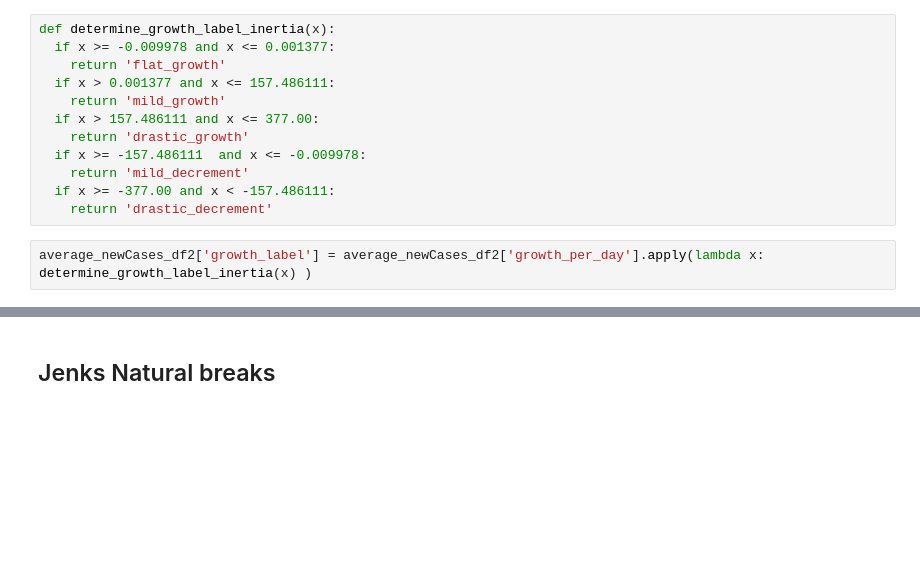
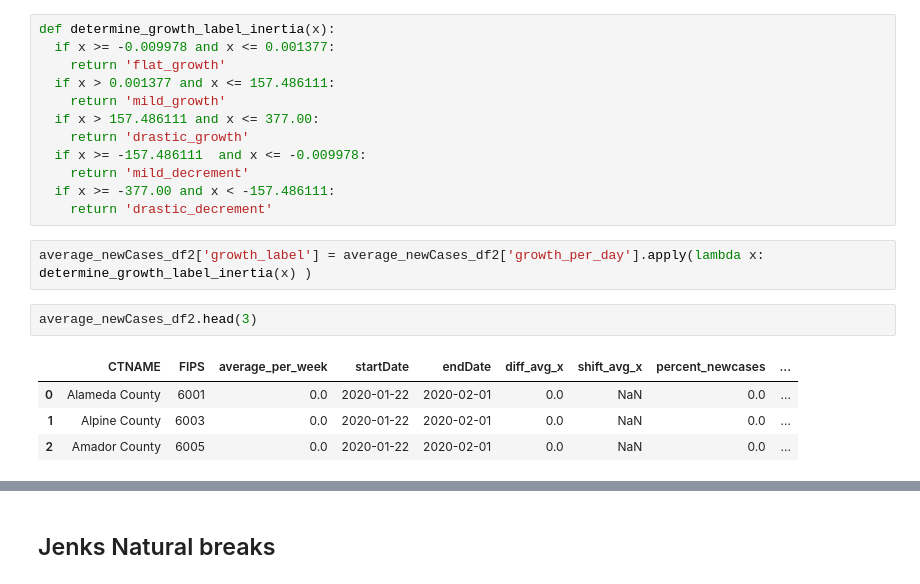
Before and after one commit to jeyasri-s2/meansquares, a Jupyter notebook: CA_LabelingData.ipynb, the cells around one changed output, grey strips where cells are left out. Drawn from its saved outputs; the diff is of its cells as text; blank space fills up the shorter version.

```diff
--- a/CA_LabelingData.ipynb
+++ b/CA_LabelingData.ipynb
@@ -2039,3 +2025,10 @@ def determine_growth_label_inertia(x):
     return 'drastic_decrement'
 # %%
 average_newCases_df2['growth_label'] = average_newCases_df2['growth_per_day'].apply(lambda x: determine_growth_label_inertia(x) )
+# %%
+average_newCases_df2.head(3)
+# %% [output]
+|  | CTNAME | FIPS | average_per_week | startDate | endDate | diff_avg_x | shift_avg_x | percent_newcases | ... |
+| 0 | Alameda County | 6001 | 0.0 | 2020-01-22 | 2020-02-01 | 0.0 | NaN | 0.0 | ... |
+| 1 | Alpine County | 6003 | 0.0 | 2020-01-22 | 2020-02-01 | 0.0 | NaN | 0.0 | ... |
+| 2 | Amador County | 6005 | 0.0 | 2020-01-22 | 2020-02-01 | 0.0 | NaN | 0.0 | ... |
```
Also changed, not shown: parts of 8 cells of this notebook.
